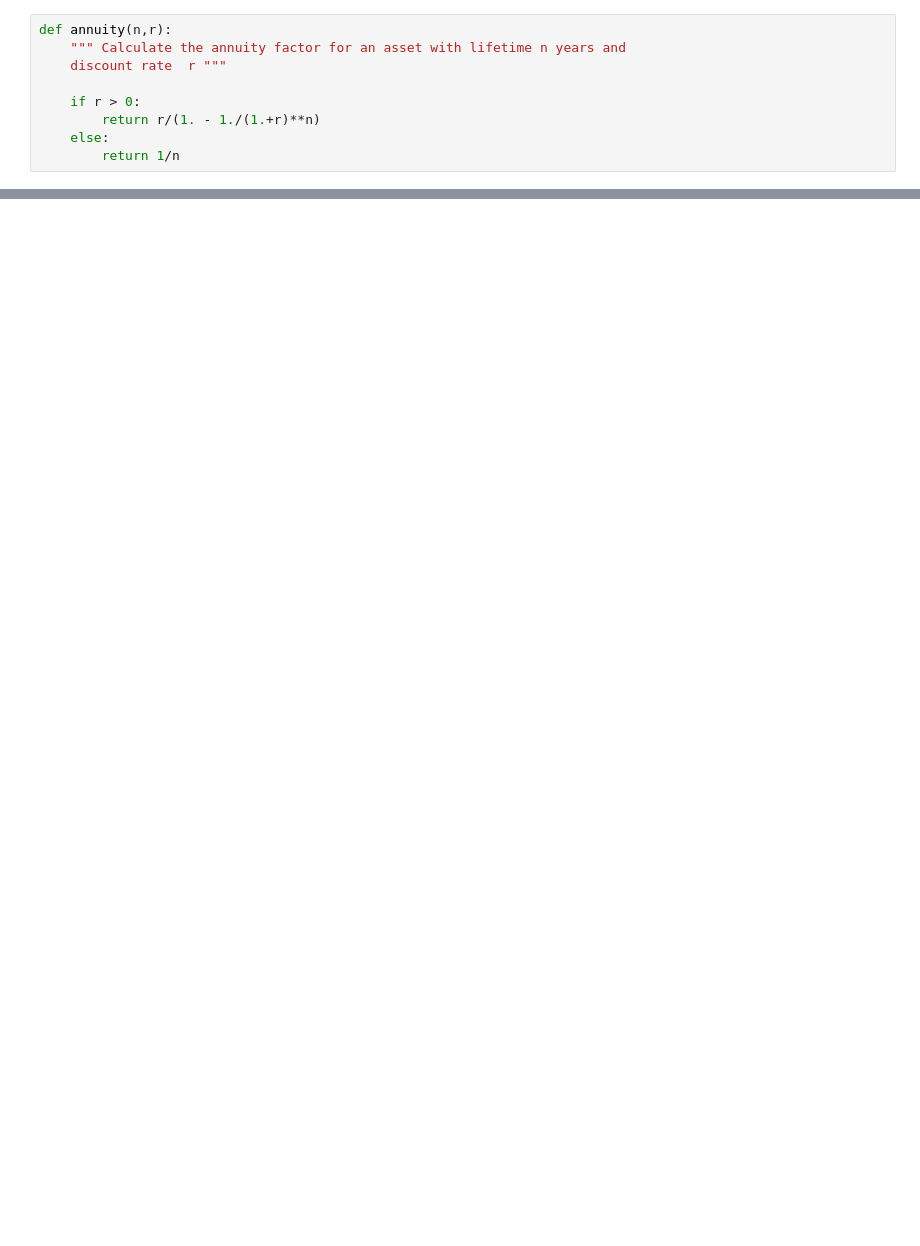
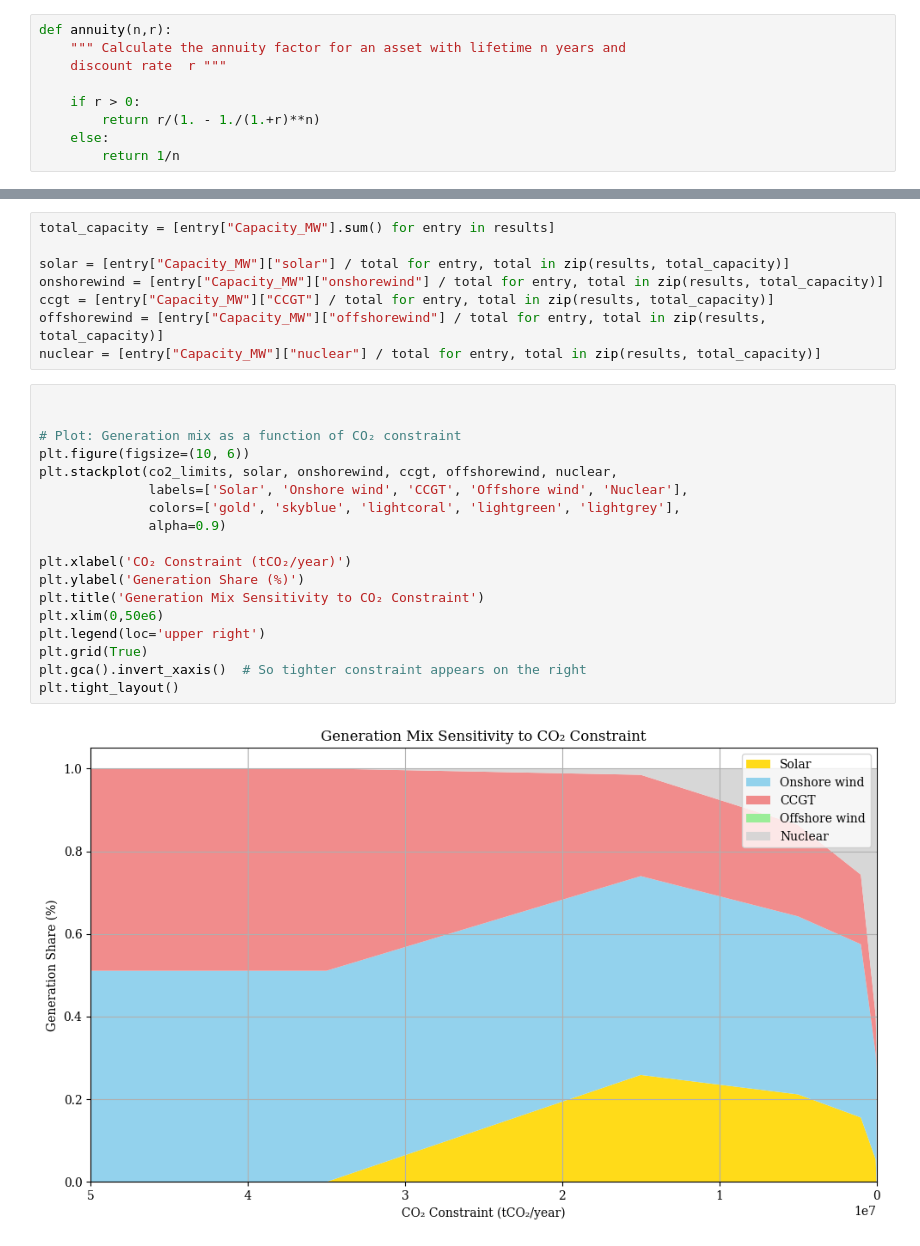
Before and after one commit to CarlosFdHL/ieg_project, a Jupyter notebook: Bmodel.ipynb, the cells around one changed output, grey strips where cells are left out. Cells and saved outputs as stored; diff of their text form; blank space fills up the shorter version.

```diff
--- a/Bmodel.ipynb
+++ b/Bmodel.ipynb
@@ -332,0 +319,28 @@ plt.show()
+# %%
+total_capacity = [entry["Capacity_MW"].sum() for entry in results]
+
+solar = [entry["Capacity_MW"]["solar"] / total for entry, total in zip(results, total_capacity)]
+onshorewind = [entry["Capacity_MW"]["onshorewind"] / total for entry, total in zip(results, total_capacity)]
+ccgt = [entry["Capacity_MW"]["CCGT"] / total for entry, total in zip(results, total_capacity)]
+offshorewind = [entry["Capacity_MW"]["offshorewind"] / total for entry, total in zip(results, total_capacity)]
+nuclear = [entry["Capacity_MW"]["nuclear"] / total for entry, total in zip(results, total_capacity)]
+# %%
+
+
+# Plot: Generation mix as a function of CO₂ constraint
+plt.figure(figsize=(10, 6))
+plt.stackplot(co2_limits, solar, onshorewind, ccgt, offshorewind, nuclear,
+              labels=['Solar', 'Onshore wind', 'CCGT', 'Offshore wind', 'Nuclear'],
+              colors=['gold', 'skyblue', 'lightcoral', 'lightgreen', 'lightgrey'],
+              alpha=0.9)
+
+plt.xlabel('CO₂ Constraint (tCO₂/year)')
+plt.ylabel('Generation Share (%)')
+plt.title('Generation Mix Sensitivity to CO₂ Constraint')
+plt.xlim(0,50e6)
+plt.legend(loc='upper right')
+plt.grid(True)
+plt.gca().invert_xaxis()  # So tighter constraint appears on the right
+plt.tight_layout()
+# %% [output]
+[figure, added]
```
Also changed, not shown: parts of 15 cells of this notebook, 2 other files.
